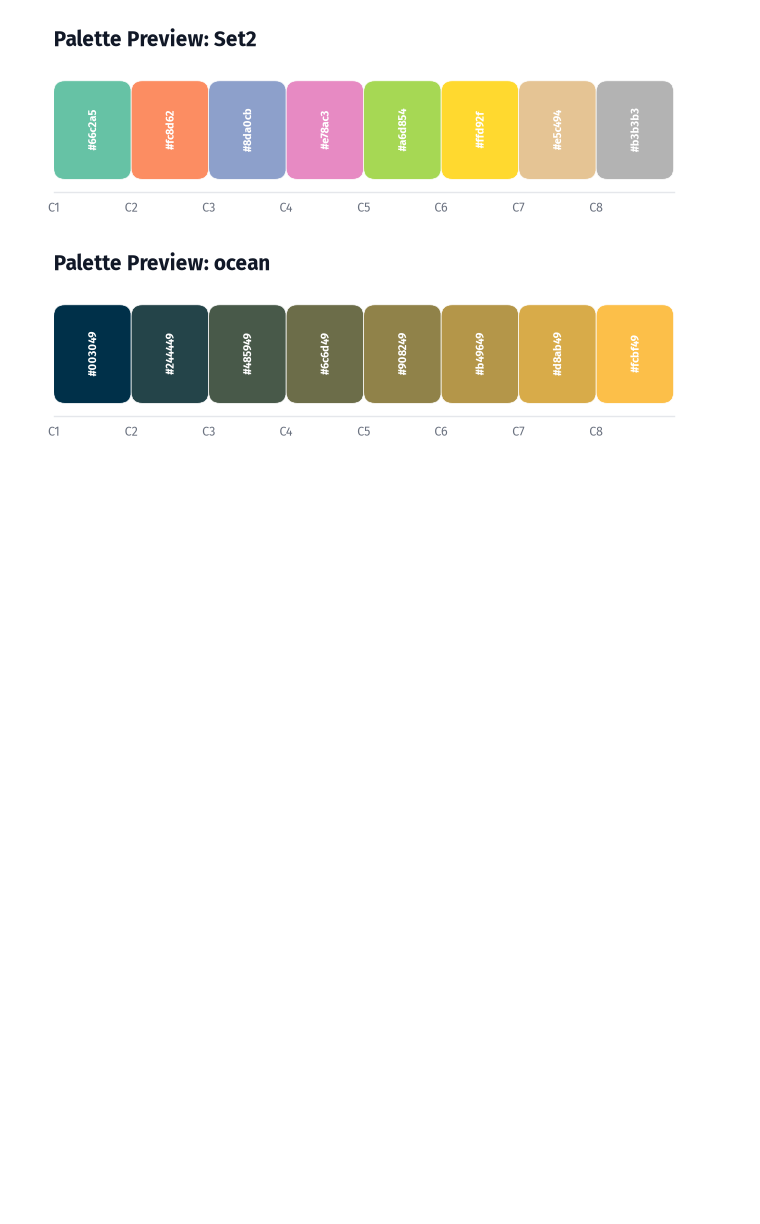
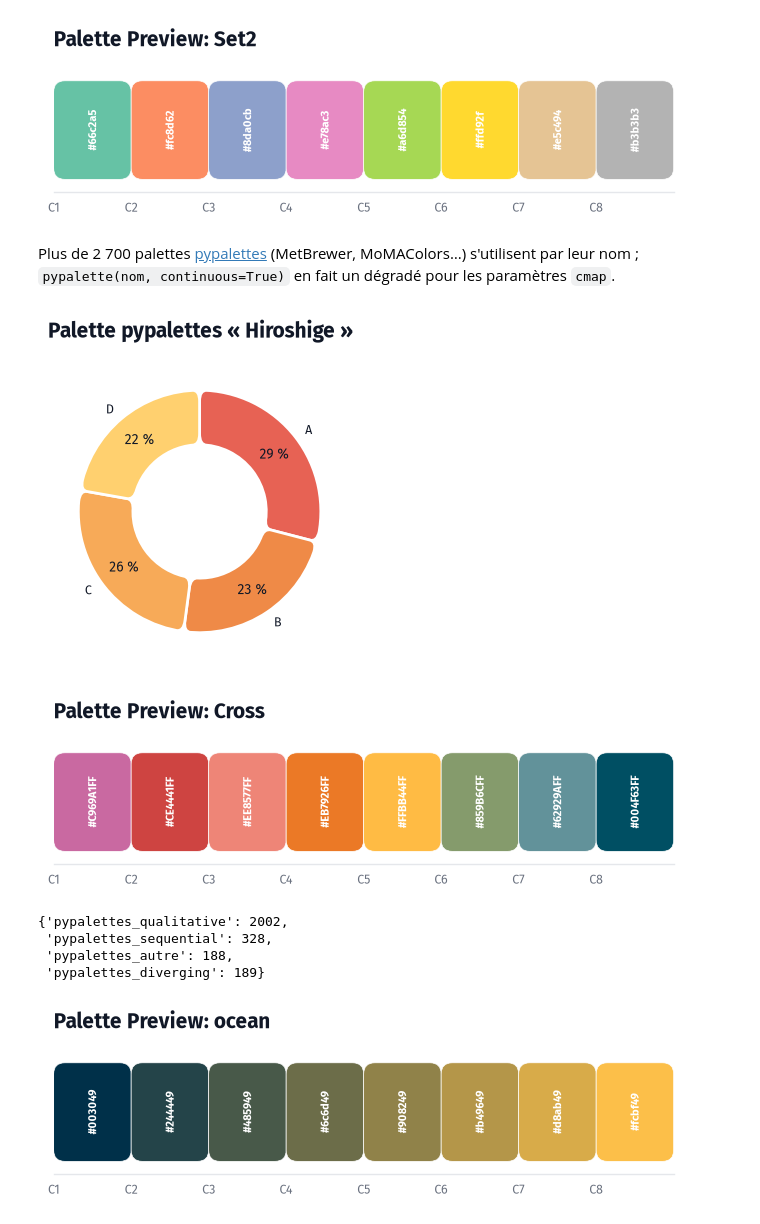
Before and after one commit to Mr-KAM/plutovizu, a Jupyter notebook: examples/10_mise_en_forme.ipynb, the cells around one changed output. Saved outputs shown, nothing was run; the diff lists cells and outputs as text; code cells hidden in the pictures; blank space fills up the shorter version.

```diff
--- a/examples/10_mise_en_forme.ipynb
+++ b/examples/10_mise_en_forme.ipynb
@@ -154,6 +154,27 @@ set_theme()   # retour au thème par défaut (editorial)
 Chart(ventes, figsize=(8, 1.6)).preview_palette('Set2').show()
 # %% [output]
 [figure]
+# %% [markdown]
+Plus de 2 700 palettes [pypalettes](https://github.com/y-sunflower/pypalettes) (MetBrewer, MoMAColors…) s'utilisent par leur nom ; `pypalette(nom, continuous=True)` en fait un dégradé pour les paramètres `cmap`.
+# %%
+from plutovizu import pypalette
+
+(Chart(par_categorie)
+    .set_colors('Hiroshige')
+    .donut('ventes', labels='categorie')
+    .title('Palette pypalettes « Hiroshige »')
+    .show())
+
+Chart(ventes, figsize=(8, 1.6)).preview_palette('Cross').show()
+pals = Chart(ventes).get_available_palettes()
+{k: len(v) for k, v in pals.items() if k.startswith('pypalettes')}
+# %% [output]
+[figure, added]
+[figure, added]
+{'pypalettes_qualitative': 2002,
+ 'pypalettes_sequential': 328,
+ 'pypalettes_autre': 188,
+ 'pypalettes_diverging': 189}
 # %%
 (Chart(ventes, figsize=(8, 1.6))
     .generate_gradient_palette('ocean', '#003049', '#fcbf49', n_colors=8)
```
Also changed, not shown: 28 other files.
